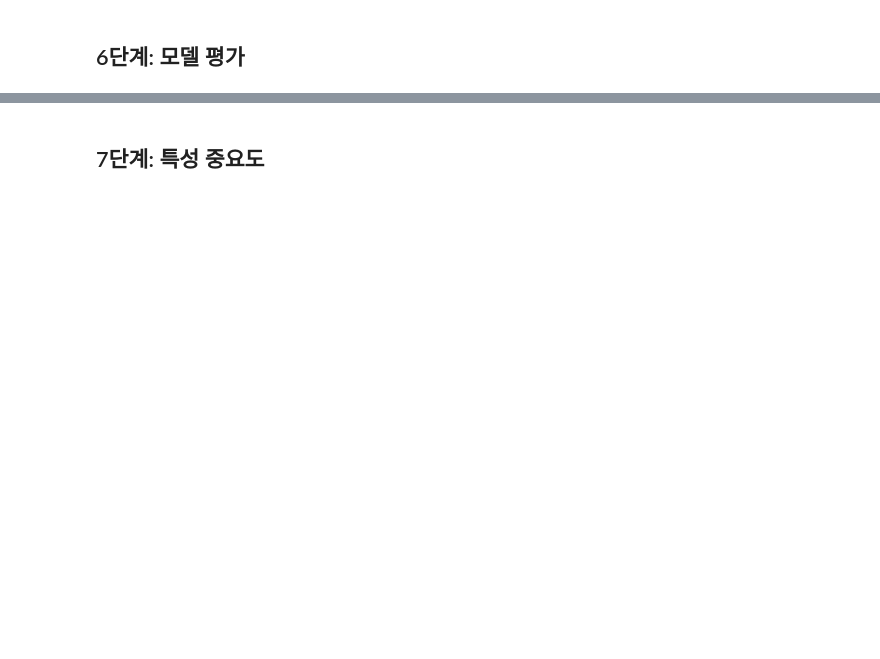
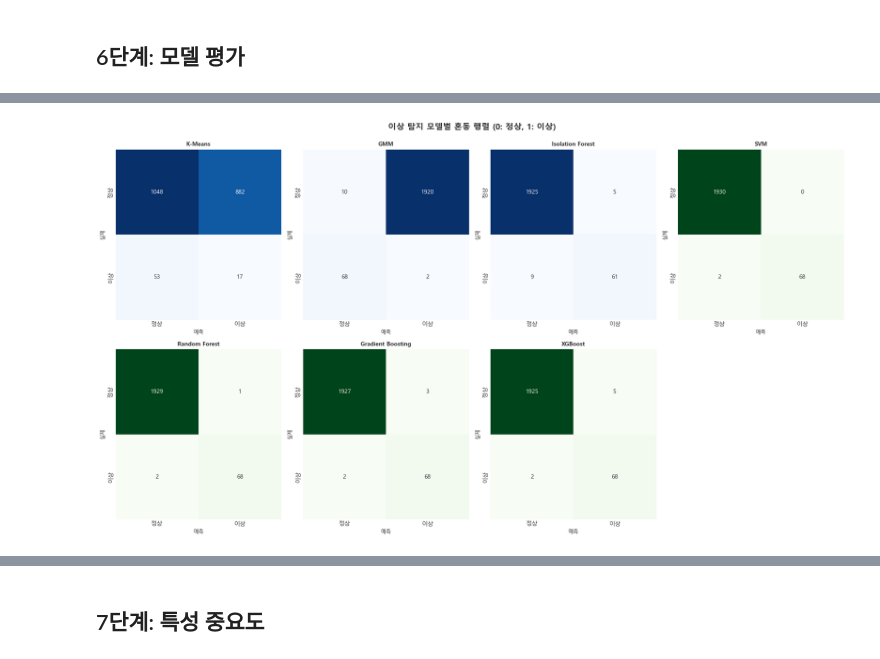
Before and after one commit to kwaksoyoung94/indai, a Jupyter notebook: AnomalyDetectionProject/Machine_Predictive_Maintenance.ipynb, the cells around one changed output, grey strips where cells are left out. Drawn from its saved outputs; the diff is of its cells as text; code cells hidden in the pictures; blank space fills up the shorter version.

```diff
--- a/AnomalyDetectionProject/Machine_Predictive_Maintenance.ipynb
+++ b/AnomalyDetectionProject/Machine_Predictive_Maintenance.ipynb
@@ -582,16 +384,17 @@ print("\n훈련 완료")
 ## 6단계: 모델 평가
 # %%
 def evaluate_model(y_true, y_pred, y_proba=None, model_name=""):
-    """모델 성능 평가"""
+    """이상 탐지 모델 성능 평가"""
     results = {
         'Model': model_name,
         'Accuracy': accuracy_score(y_true, y_pred),
-        'Precision': precision_score(y_true, y_pred, zero_division=0, average='weighted'),
-        'Recall': recall_score(y_true, y_pred, zero_division=0, average='weighted'),
-        'F1-Score': f1_score(y_true, y_pred, zero_division=0, average='weighted'),
+        'Precision': precision_score(y_true, y_pred, zero_division=0, pos_label=1),
+        'Recall': recall_score(y_true, y_pred, zero_division=0, pos_label=1),
+        'F1-Score': f1_score(y_true, y_pred, zero_division=0, pos_label=1),
     }
 
-    if len(np.unique(y_true)) == 2 and y_proba is not None:
+    # 이진 분류이므로 ROC-AUC 계산 가능
+    if y_proba is not None:
         try:
             results['ROC-AUC'] = roc_auc_score(y_true, y_proba)
         except:
@@ -601,24 +404,24 @@ def evaluate_model(y_true, y_pred, y_proba=None, model_name=""):
 
     return results
 
-print("모델 성능 평가\n")
+print("이상 탐지 모델 성능 평가\n")
 
 evaluation_results = []
 
 # 비지도학습
-print("비지도학습:")
+print("비지도학습 (이상 탐지):")
 for model_name in unsupervised_predictions.keys():
     y_pred = unsupervised_predictions[model_name]
     results = evaluate_model(y_test, y_pred, model_name=f'{model_name}')
     evaluation_results.append(results)
     print(f"\n{model_name}")
     print(f"  정확도: {results['Accuracy']:.4f}")
-    print(f"  정밀도: {results['Precision']:.4f}")
-    print(f"  재현율: {results['Recall']:.4f}")
+    print(f"  정밀도: {results['Precision']:.4f} (이상 샘플 중 맞춘 비율)")
+    print(f"  재현율: {results['Recall']:.4f} (실제 이상을 찾은 비율)")
     print(f"  F1: {results['F1-Score']:.4f}")
 
 # 지도학습
-print("\n\n지도학습:")
+print("\n\n지도학습 (이상 탐지):")
 for model_name in supervised_predictions.keys():
     y_pred = supervised_predictions[model_name]
     y_proba = supervised_proba[model_name]
@@ -626,12 +429,14 @@ for model_name in supervised_predictions.keys():
     evaluation_results.append(results)
     print(f"\n{model_name}")
     print(f"  정확도: {results['Accuracy']:.4f}")
-    print(f"  정밀도: {results['Precision']:.4f}")
-    print(f"  재현율: {results['Recall']:.4f}")
+    print(f"  정밀도: {results['Precision']:.4f} (이상 샘플 중 맞춘 비율)")
+    print(f"  재현율: {results['Recall']:.4f} (실제 이상을 찾은 비율)")
     print(f"  F1: {results['F1-Score']:.4f}")
+    if results['ROC-AUC'] != 'N/A':
+        print(f"  ROC-AUC: {results['ROC-AUC']:.4f}")
 
 results_df = pd.DataFrame(evaluation_results)
 print("\n" + "="*80)
-print("전체 성능 비교")
+print("전체 이상 탐지 성능 비교")
 print("="*80)
 print(results_df.to_string(index=False))
@@ -638,29 +461,32 @@ print(results_df.to_string(index=False))
 # %%
 fig, axes = plt.subplots(2, 4, figsize=(18, 10))
-fig.suptitle('모델별 혼동 행렬', fontsize=14, fontweight='bold', y=0.995)
+fig.suptitle('이상 탐지 모델별 혼동 행렬 (0: 정상, 1: 이상)', fontsize=14, fontweight='bold', y=0.995)
 
 models_list = list(unsupervised_predictions.keys()) + list(supervised_predictions.keys())
 
 for idx, model_name in enumerate(models_list):
     ax = axes[idx // 4, idx % 4]
 
     if model_name in unsupervised_predictions:
         y_pred = unsupervised_predictions[model_name]
         cmap = 'Blues'
     else:
         y_pred = supervised_predictions[model_name]
         cmap = 'Greens'
 
     cm = confusion_matrix(y_test, y_pred)
-    sns.heatmap(cm, annot=True, fmt='d', cmap=cmap, ax=ax, cbar=False)
+    sns.heatmap(cm, annot=True, fmt='d', cmap=cmap, ax=ax, cbar=False,
+                xticklabels=['정상', '이상'], yticklabels=['정상', '이상'])
     ax.set_title(model_name, fontweight='bold', fontsize=10)
     ax.set_ylabel('실제', fontsize=9)
     ax.set_xlabel('예측', fontsize=9)
 
 # 빈 subplot 제거
 for idx in range(len(models_list), 8):
     fig.delaxes(axes[idx // 4, idx % 4])
 
 plt.tight_layout()
 plt.show()
+# %% [output]
+[figure, added]
 # %%
```
Also changed, not shown: parts of 30 cells of this notebook.
